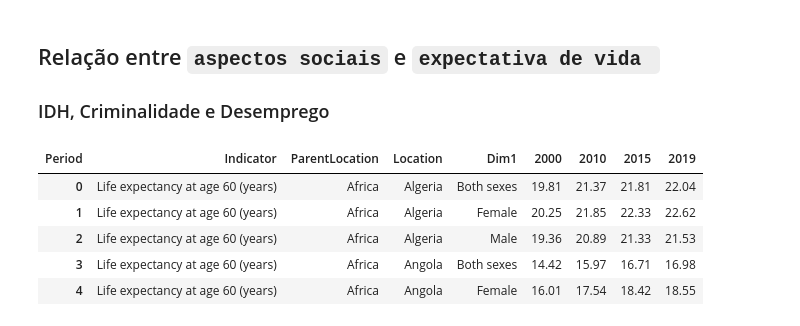
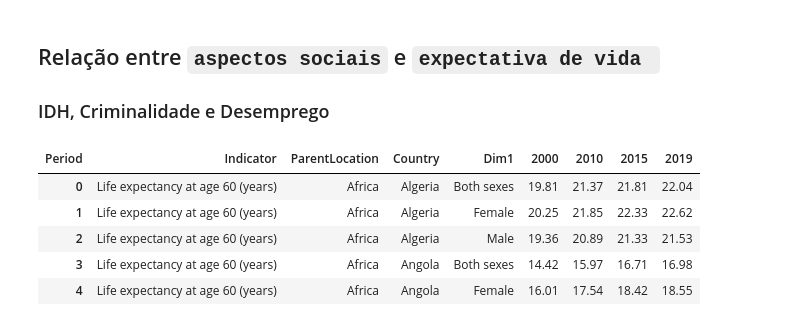
Before and after one commit to marcelomrad/Trabalho_Final_ICD, a Jupyter notebook: aspectos_sociais.ipynb, the cells around one changed output. Drawn from its saved outputs; the diff is of its cells as text; code cells hidden in the pictures.

```diff
--- a/aspectos_sociais.ipynb
+++ b/aspectos_sociais.ipynb
@@ -9,17 +12,16 @@ import matplotlib.pyplot as plt
 # %%
 df_expectativa_vida = pd.read_csv('./dataset/expectativa_vida.csv', sep=',')
 
-df_expectativa_vida  = df_expectativa_vida[['Indicator','ParentLocation','Location', 'Period', 'Dim1', 'Value']]
+df_expectativa_vida  = df_expectativa_vida[['Indicator','ParentLocation','Country', 'Period', 'Dim1', 'Value']]
 
 # Pivotando o dataframe para transformar a coluna 'Period' em colunas separadas para os anos desejados
-df_expectativa_vida_pivot = df_expectativa_vida.pivot_table(index=['Indicator', 'ParentLocation', 'Location', 'Dim1'], columns='Period', values='Value').reset_index()
+df_expectativa_vida = df_expectativa_vida.pivot_table(index=['Indicator', 'ParentLocation', 'Country', 'Dim1'], columns='Period', values='Value').reset_index()
 
 # Selecionando apenas as colunas desejadas
-df_expectativa_vida_pivot = df_expectativa_vida_pivot[['Indicator', 'ParentLocation', 'Location', 'Dim1', 2000, 2010, 2015, 2019]]
-
-df_expectativa_vida_pivot.head()
+df_expectativa_vida = df_expectativa_vida[['Indicator', 'ParentLocation', 'Country', 'Dim1', 2000, 2010, 2015, 2019]]
+df_expectativa_vida.head()
 # %% [output]
-| Period | Indicator | ParentLocation | Location | Dim1 | 2000 | 2010 | 2015 | 2019 |
+| Period | Indicator | ParentLocation | Country | Dim1 | 2000 | 2010 | 2015 | 2019 |
 | 0 | Life expectancy at age 60 (years) | Africa | Algeria | Both sexes | 19.81 | 21.37 | 21.81 | 22.04 |
 | 1 | Life expectancy at age 60 (years) | Africa | Algeria | Female | 20.25 | 21.85 | 22.33 | 22.62 |
 | 2 | Life expectancy at age 60 (years) | Africa | Algeria | Male | 19.36 | 20.89 | 21.33 | 21.53 |
```
Also changed, not shown: parts of 31 cells of this notebook, 2 other files.
